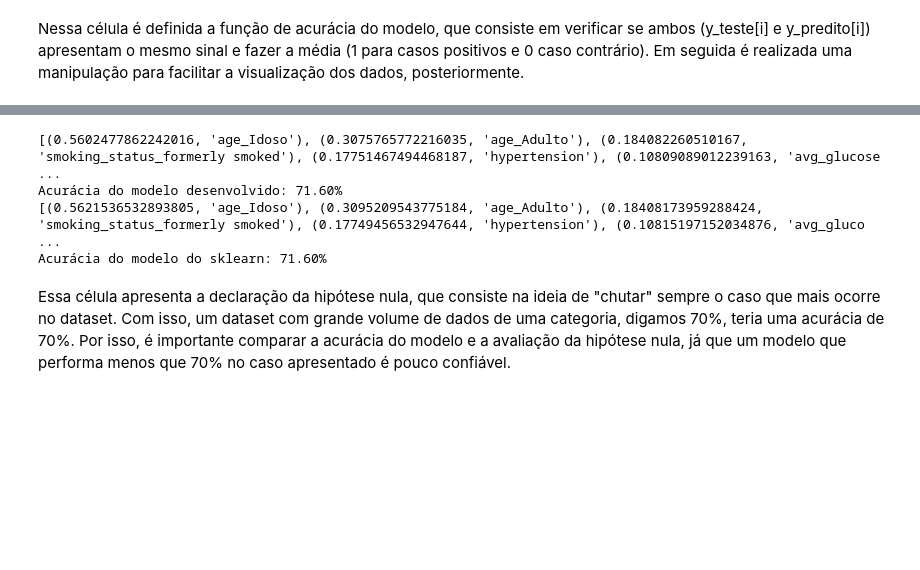
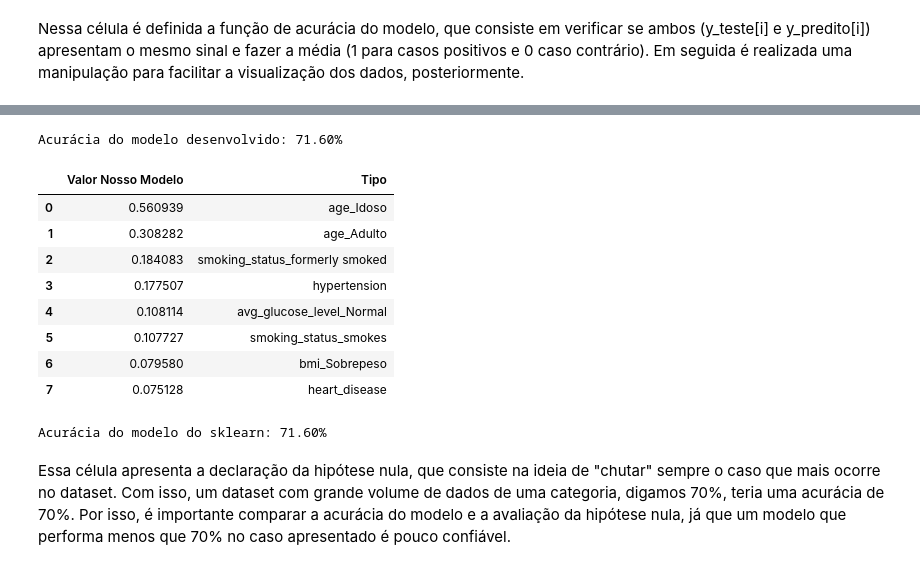
Before and after one commit to alanmath/classificador_algebra, a Jupyter notebook: demo.ipynb, the cells around one changed output, grey strips where cells are left out. Saved outputs shown, nothing was run; the diff lists cells and outputs as text; code cells hidden in the pictures; blank space fills up the shorter version.

```diff
--- a/demo.ipynb
+++ b/demo.ipynb
@@ -141,21 +141,32 @@ Apresentação dos dados tanto do modelo desenvolvido, bem como do LinearRegress
 # %%
-print(w_tuples)
-
 x = np.array(X_test).T
 y = np.array(Y_test)
-
 y_est = w.T @ x + b
 print(f"Acurácia do modelo desenvolvido: {accuracy(y, y_est) * 100:.2f}%")
 
-print(w_lin_model)
+df_nosso_modelo = pd.DataFrame(w_tuples, columns=['Valor Nosso Modelo', 'Tipo'])
 
-accu = accuracy_score(Y_test, Y_pred)
-print(f"Acurácia do modelo do sklearn: {accu * 100:.2f}%")
+df_nosso_modelo.head(8)
 # %% [output]
-[(0.5602477862242016, 'age_Idoso'), (0.3075765772216035, 'age_Adulto'), (0.184082260510167, 'smoking_status_formerly smoked'), (0.17751467494468187, 'hypertension'), (0.10809089012239163, 'avg_glucose ...
 Acurácia do modelo desenvolvido: 71.60%
-[(0.5621536532893805, 'age_Idoso'), (0.3095209543775184, 'age_Adulto'), (0.18408173959288424, 'smoking_status_formerly smoked'), (0.17749456532947644, 'hypertension'), (0.10815197152034876, 'avg_gluco ...
-Acurácia do modelo do sklearn: 71.60%
+|  | Valor Nosso Modelo | Tipo |
+| 0 | 0.560939 | age_Idoso |
+| 1 | 0.308282 | age_Adulto |
+| 2 | 0.184083 | smoking_status_formerly smoked |
+| 3 | 0.177507 | hypertension |
+| 4 | 0.108114 | avg_glucose_level_Normal |
+| 5 | 0.107727 | smoking_status_smokes |
+| 6 | 0.079580 | bmi_Sobrepeso |
+| 7 | 0.075128 | heart_disease |
+# %%
+
+accu = accuracy_score(Y_test, Y_pred)
+print(f"Acurácia do modelo do sklearn: {accu * 100:.2f}%")
+
+
+df_biblioteca = pd.DataFrame(w_lin_model, columns=['Valor Modelo Biblioteca', 'Tipo'])
+# %% [output]
+Acurácia do modelo do sklearn: 71.60%
 # %% [markdown]
 Essa célula apresenta a declaração da hipótese nula, que consiste na ideia de "chutar" sempre o caso que mais ocorre no dataset. Com isso, um dataset com grande volume de dados de uma categoria, digamos 70%, teria uma acurácia de 70%. Por isso, é importante comparar a acurácia do modelo e a avaliação da hipótese nula, já que um modelo que performa menos que 70% no caso apresentado é pouco confiável.
 # %%
```
Also changed, not shown: parts of 7 cells of this notebook.
